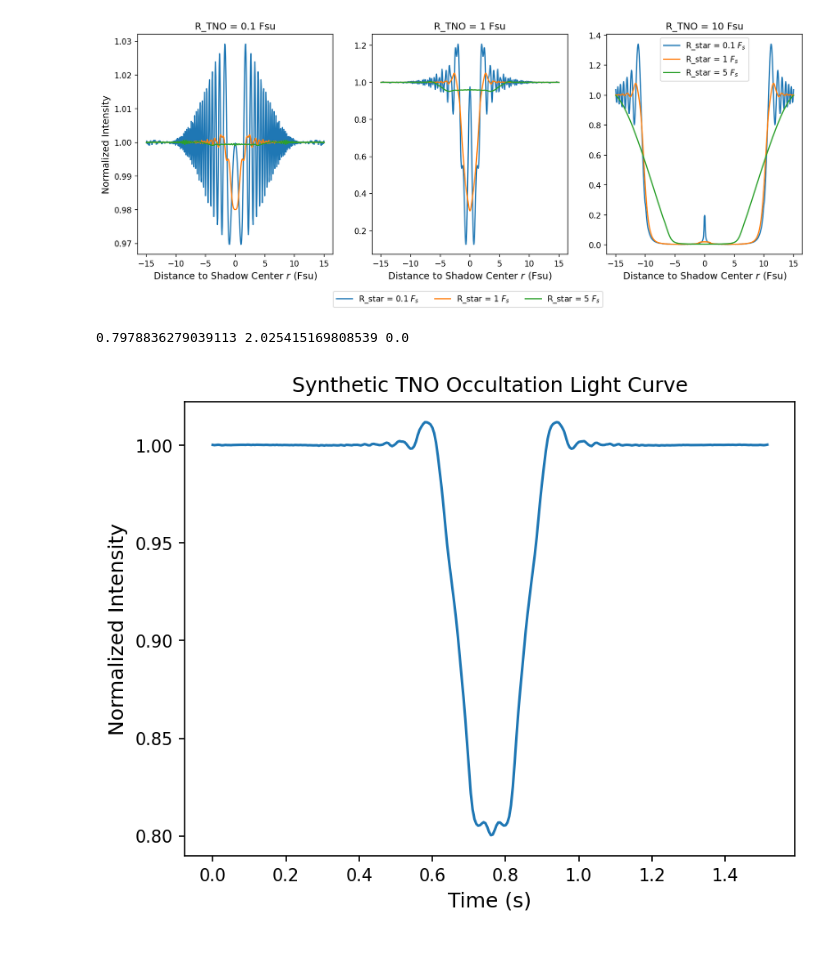
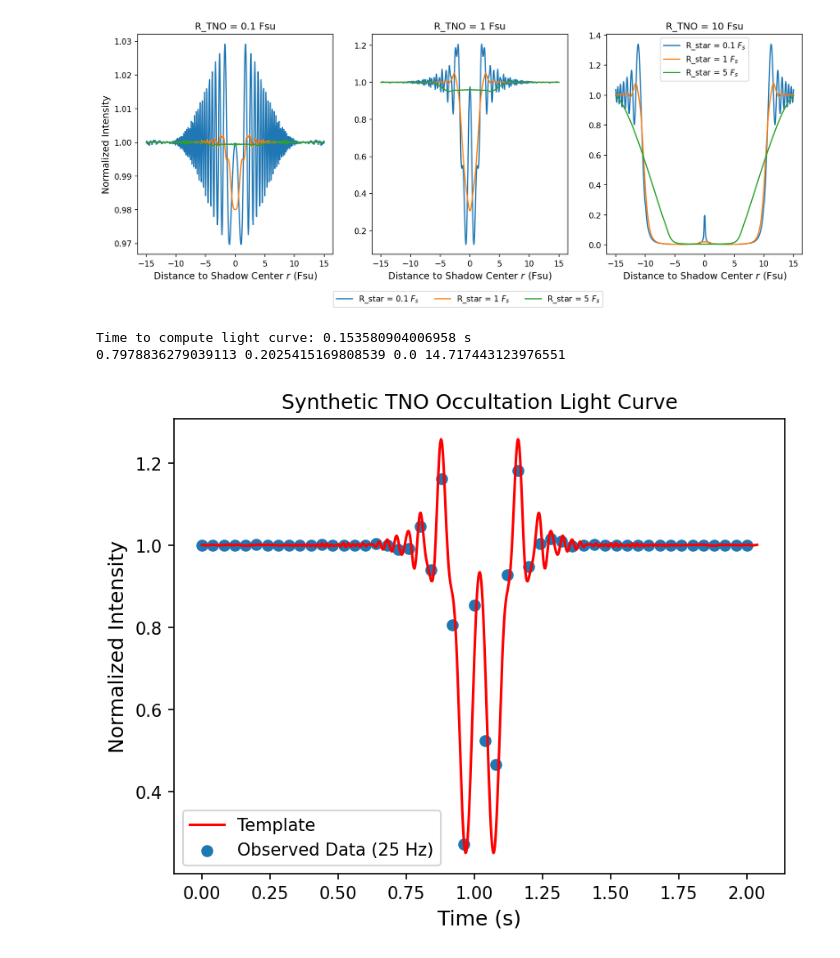
Before and after one commit to ChrisLayden/TNO-Occultations, a Jupyter notebook: tno_occultations.ipynb, the cells around one changed output. Cells and saved outputs as stored; diff of their text form; code cells hidden in the pictures.

Commit message:
New animation, broadband light curves

```diff
--- a/tno_occultations.ipynb
+++ b/tno_occultations.ipynb
@@ -132,28 +127,33 @@ def tno_occult_lightcurve(r_TNO, theta_star, d_TNO=40, wavelength=500,
     # Time it takes for r to go from -15 to 15 fsu
     duration = 30 / v_object
     t_spacing = 1 / sampling_rate
-    t_points = np.arange(0, duration, t_spacing)
-    x_points = -15 + v_object * t_points
+    t_points_fine = np.arange(0, duration, t_spacing / smoothing_points)
+    t_points = t_points_fine[::smoothing_points]
+    x_points = -15 + v_object * t_points_fine
     r_points = np.sqrt(x_points**2 + y_fsu**2)
     intensity_points = np.zeros_like(t_points)
-    for i, t in enumerate(t_points):
-        t_subpoints = np.linspace(t - t_spacing / 2, t + t_spacing / 2, smoothing_points)
-        x_subpoints = -15 + v_object * t_subpoints
-        r_subpoints = np.sqrt(x_subpoints**2 + y_fsu**2)
-        for j in range(smoothing_points):
-            intensity_points[i] += intensity_with_stellar_disk(r_subpoints[j], R_TNO_fsu, R_star_fsu, n_steps=n_steps)
-        intensity_points[i] /= smoothing_points
+    intensity_points_fine = v_intensity(r_points, R_TNO_fsu, R_star_fsu, n_steps=n_steps)
+    for j in range(len(t_points)):
+        intensity_points[j] = np.mean(intensity_points_fine[j * smoothing_points: (j + 1) * smoothing_points])
     result_dict = {'r_star_fsu': R_star_fsu, 'r_tno_fsu': R_TNO_fsu, 'y_fsu': y_fsu, 'times': t_points,
-                   'r_points': r_points, 'intensities': intensity_points}
+                   'r_points': r_points, 'intensities': intensity_points, 'velocity': v_object,
+                   'times_fine': t_points_fine, 'intensities_fine': intensity_points_fine}
     return result_dict
 # %%
-lightcurve_dict = tno_occult_lightcurve(r_TNO=1, theta_star=0.1, d_TNO=35, omega=0, wavelength=600, y=0, sampling_rate=200, n_steps=50, smoothing_points=1)
-print(lightcurve_dict['r_tno_fsu'], lightcurve_dict['r_star_fsu'], lightcurve_dict['y_fsu'])
-plt.plot(lightcurve_dict['times'], lightcurve_dict['intensities'])
+import time
+start = time.time()
+lightcurve_dict = tno_occult_lightcurve(r_TNO=1, theta_star=0.01, d_TNO=35, omega=38, wavelength=600, y=0., sampling_rate=50, n_steps=20, smoothing_points=8)
+stop = time.time()
+print('Time to compute light curve:', stop - start, 's')
+print(lightcurve_dict['r_tno_fsu'], lightcurve_dict['r_star_fsu'], lightcurve_dict['y_fsu'], lightcurve_dict['velocity'])
+plt.plot(lightcurve_dict['times_fine'], lightcurve_dict['intensities_fine'], color='red', label='Template')
+plt.scatter(lightcurve_dict['times'][::2], lightcurve_dict['intensities'][::2], label='Observed Data (25 Hz)')
 plt.xlabel('Time (s)')
 plt.ylabel('Normalized Intensity')
 plt.title('Synthetic TNO Occultation Light Curve')
+plt.legend()
 plt.show()
 # %% [output]
-0.7978836279039113 2.025415169808539 0.0
+Time to compute light curve: 0.153580904006958 s
+0.7978836279039113 0.2025415169808539 0.0 14.717443123976551
-[figure, old version]
+[figure, new version]
```
Also changed, not shown: parts of 4 cells of this notebook, 4 other files.
